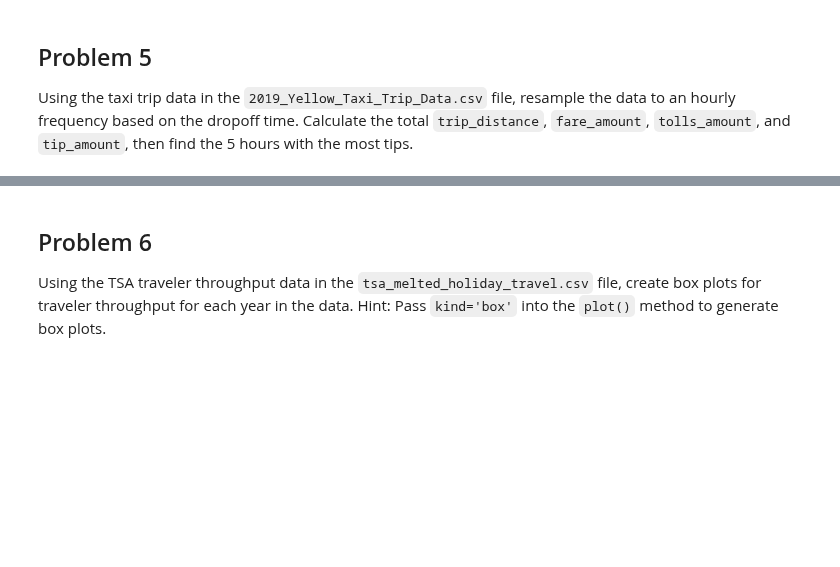
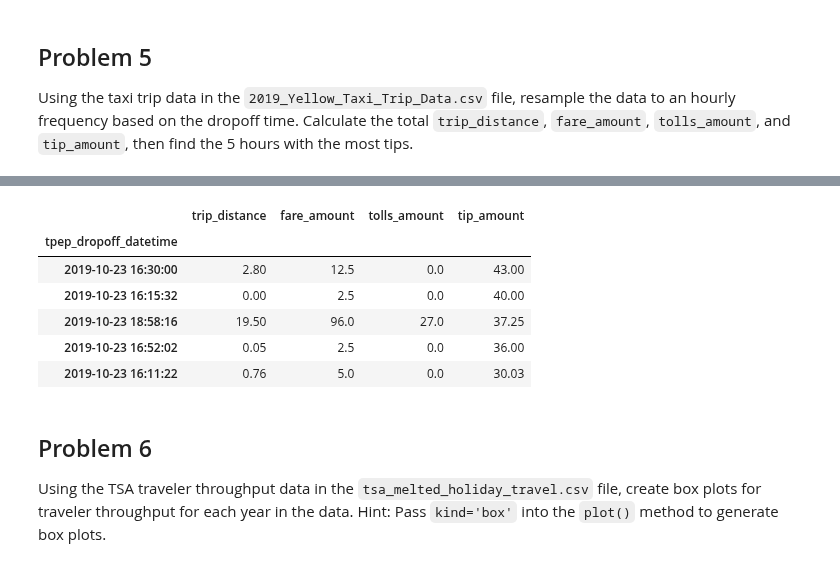
Before and after one commit to SU-IST707-FS25/week-1-materials-TanayPratapSingh, a Jupyter notebook: assignment.ipynb, the cells around one changed output, grey strips where cells are left out. Saved outputs shown, nothing was run; the diff lists cells and outputs as text; code cells hidden in the pictures; blank space fills up the shorter version.

```diff
--- a/assignment.ipynb
+++ b/assignment.ipynb
@@ -112,14 +112,17 @@ _This meteorite actually was found in 2010 (more information [here](https://www.
 
 Using the taxi trip data in the `2019_Yellow_Taxi_Trip_Data.csv` file, resample the data to an hourly frequency based on the dropoff time. Calculate the total `trip_distance`, `fare_amount`, `tolls_amount`, and `tip_amount`, then find the 5 hours with the most tips.
 # %%
-taxi['tpep_dropoff_datetime'] = pd.to_datetime(taxi['tpep_dropoff_datetime'])
+taxi = pd.read_csv('data/2019_Yellow_Taxi_Trip_Data.csv')
 
-taxi = taxi.set_index('tpep_dropoff_datetime')
+taxi['tpep_dropoff_datetime'] = pd.to_datetime(taxi["tpep_dropoff_datetime"])
 
-hourly_data = taxi[['trip_distance', 'fare_amount', 'tolls_amount', 'tip_amount']].resample('H').sum()
+taxi.set_index('tpep_dropoff_datetime', inplace=True)
 
-top_5_hours = hourly_data.nlargest(5, 'tip_amount')
-print(top_5_hours)
+hourly_freq = taxi[['trip_distance', 'fare_amount', 'tolls_amount', 'tip_amount']]
+
+print(hourly_freq.head(5))
+
+hourly_freq.sort_values(by='tip_amount', ascending=False).head(5)
 # %% [output]
                        trip_distance  fare_amount  tolls_amount  tip_amount
 tpep_dropoff_datetime
@@ -131,3 +134,10 @@ tpep_dropoff_datetime
+|  | trip_distance | fare_amount | tolls_amount | tip_amount |
+| tpep_dropoff_datetime |  |  |  |  |
+| 2019-10-23 16:30:00 | 2.80 | 12.5 | 0.0 | 43.00 |
+| 2019-10-23 16:15:32 | 0.00 | 2.5 | 0.0 | 40.00 |
+| 2019-10-23 18:58:16 | 19.50 | 96.0 | 27.0 | 37.25 |
+| 2019-10-23 16:52:02 | 0.05 | 2.5 | 0.0 | 36.00 |
+| 2019-10-23 16:11:22 | 0.76 | 5.0 | 0.0 | 30.03 |
 # %% [markdown]
 <!-- @q -->
 ## Problem 6
```
Also changed, not shown: parts of 8 cells of this notebook.
